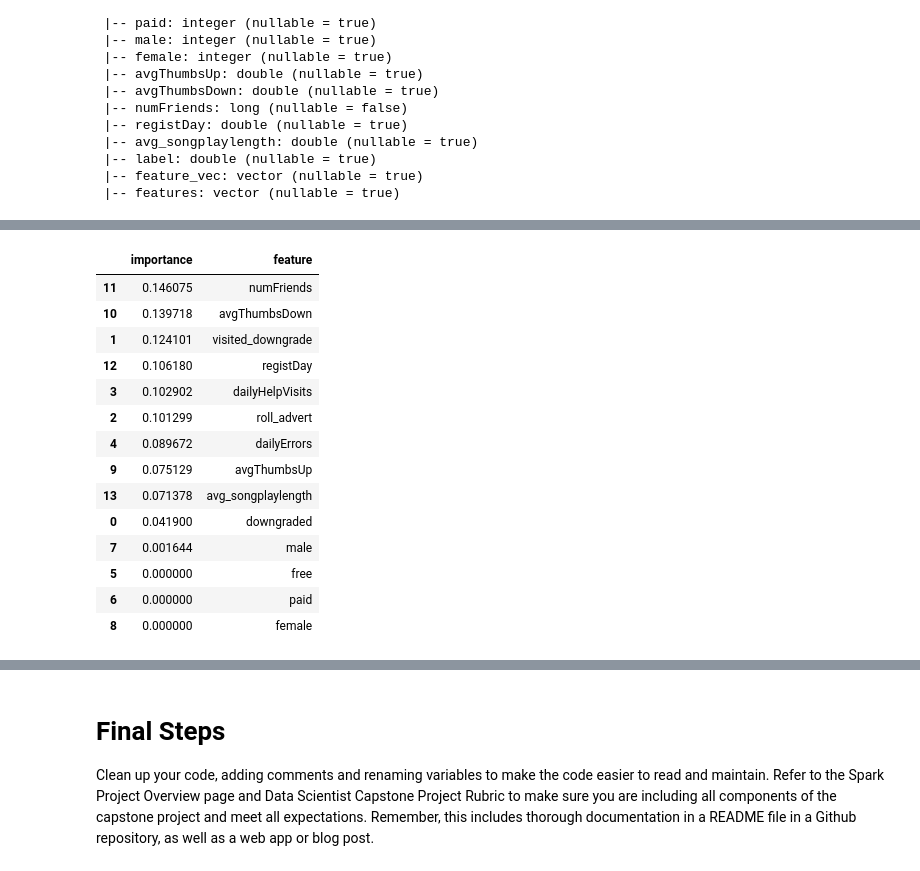
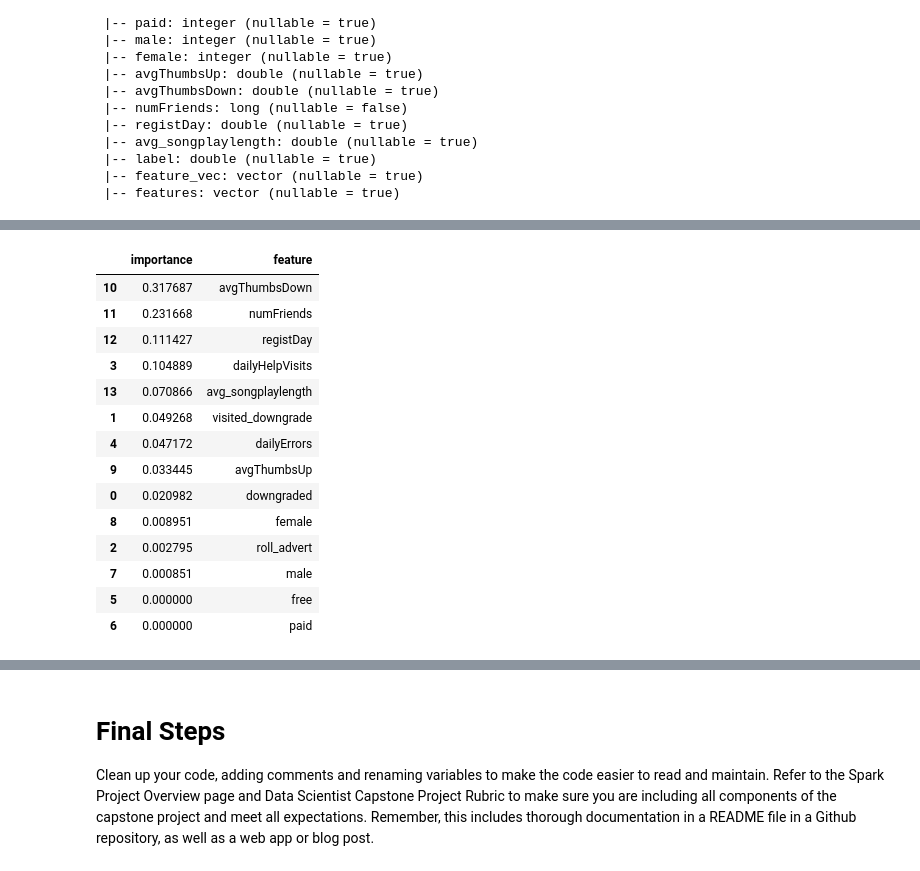
Before and after one commit to mmbwn0220/Spark_Project, a Jupyter notebook: Sparkify_final.ipynb, the cells around one changed output, grey strips where cells are left out. Cells and saved outputs as stored; diff of their text form; code cells hidden in the pictures.

```diff
--- a/Sparkify_final.ipynb
+++ b/Sparkify_final.ipynb
@@ -736,27 +807,27 @@ Accuracy = 0.9836065573770492
 # %%
 #featureImportances analysis
-feature_cols = train.drop('userId', 'cancelled').columns
+feature_cols1 = train.drop('userId', 'cancelled').columns
 gb_fi_df = pd.DataFrame(gbtree_model.featureImportances.toArray(),columns=['importance'])
 # Convert list of feature names to pandas column
-gb_fi_df['feature'] = pd.Series(feature_cols)
+gb_fi_df['feature'] = pd.Series(feature_cols1)
 # Sort the data based on feature importance
 gb_fi_df.sort_values(by=['importance'], ascending=False, inplace=True)
 
 # Inspect Results
 gb_fi_df
 # %% [output]
 |  | importance | feature |
-| 11 | 0.146075 | numFriends |
-| 10 | 0.139718 | avgThumbsDown |
-| 1 | 0.124101 | visited_downgrade |
-| 12 | 0.106180 | registDay |
-| 3 | 0.102902 | dailyHelpVisits |
-| 2 | 0.101299 | roll_advert |
-| 4 | 0.089672 | dailyErrors |
-| 9 | 0.075129 | avgThumbsUp |
-| 13 | 0.071378 | avg_songplaylength |
-| 0 | 0.041900 | downgraded |
-| 7 | 0.001644 | male |
+| 10 | 0.317687 | avgThumbsDown |
+| 11 | 0.231668 | numFriends |
+| 12 | 0.111427 | registDay |
+| 3 | 0.104889 | dailyHelpVisits |
+| 13 | 0.070866 | avg_songplaylength |
+| 1 | 0.049268 | visited_downgrade |
+| 4 | 0.047172 | dailyErrors |
+| 9 | 0.033445 | avgThumbsUp |
+| 0 | 0.020982 | downgraded |
+| 8 | 0.008951 | female |
+| 2 | 0.002795 | roll_advert |
+| 7 | 0.000851 | male |
 | 5 | 0.000000 | free |
 | 6 | 0.000000 | paid |
-| 8 | 0.000000 | female |
```
Also changed, not shown: parts of 18 cells of this notebook.
